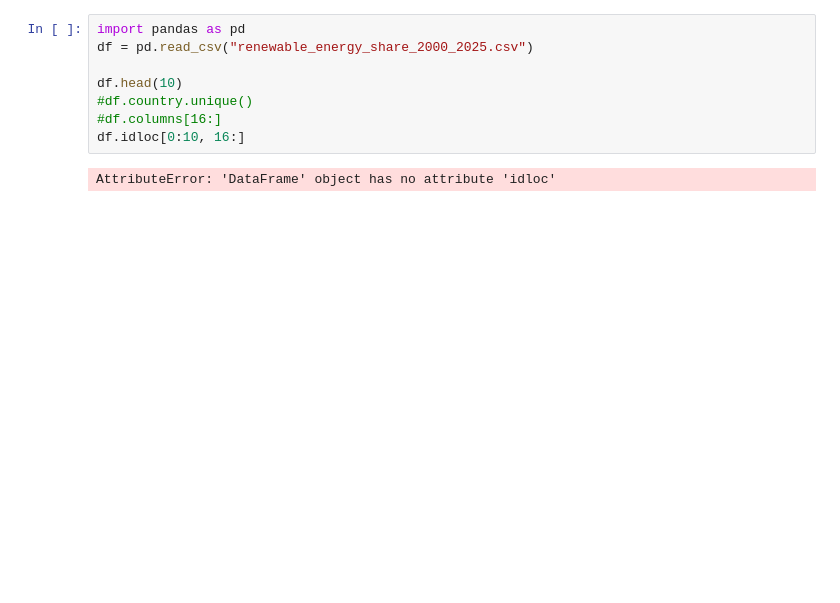
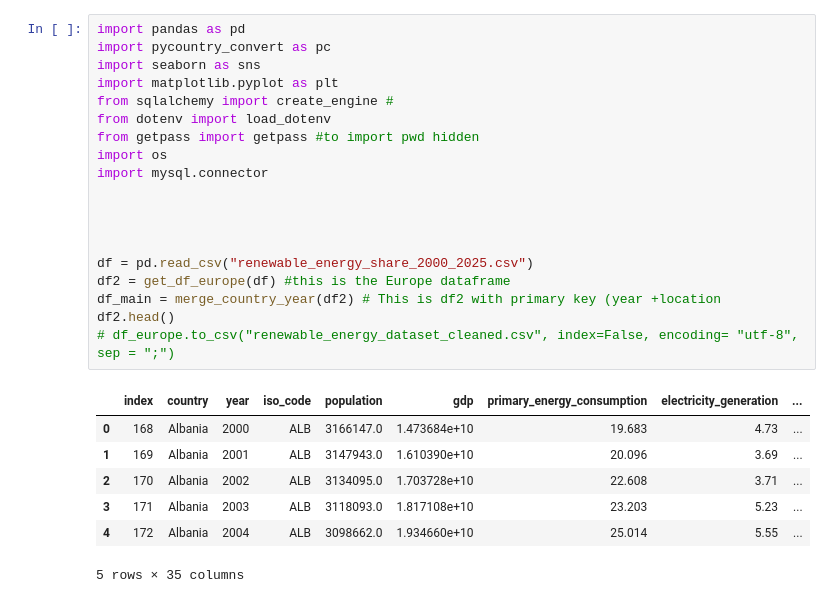
Before and after one commit to zidene306/mini_project_w3, a Jupyter notebook: renewable_energy_zidene.ipynb, the cells around one changed output. Drawn from its saved outputs; the diff is of its cells as text; blank space fills up the shorter version.

```diff
--- a/renewable_energy_zidene.ipynb
+++ b/renewable_energy_zidene.ipynb
@@ -1,10 +1,27 @@
-# %%
-import pandas as pd
-df = pd.read_csv("renewable_energy_share_2000_2025.csv")
-
-df.head(10)
-#df.country.unique()
-#df.columns[16:]
-df.idloc[0:10, 16:]
-# %% [output]
-AttributeError: 'DataFrame' object has no attribute 'idloc'
+# %%
+import pandas as pd
+import pycountry_convert as pc
+import seaborn as sns
+import matplotlib.pyplot as plt
+from sqlalchemy import create_engine #
+from dotenv import load_dotenv
+from getpass import getpass #to import pwd hidden
+import os
+import mysql.connector
+
+
+
+
+df = pd.read_csv("renewable_energy_share_2000_2025.csv")
+df2 = get_df_europe(df) #this is the Europe dataframe
+df_main = merge_country_year(df2) # This is df2 with primary key (year +location
+df2.head()
+# df_europe.to_csv("renewable_energy_dataset_cleaned.csv", index=False, encoding= "utf-8", sep = ";")
+# %% [output]
+|  | index | country | year | iso_code | population | gdp | primary_energy_consumption | electricity_generation | ... |
+| 0 | 168 | Albania | 2000 | ALB | 3166147.0 | 1.473684e+10 | 19.683 | 4.73 | ... |
+| 1 | 169 | Albania | 2001 | ALB | 3147943.0 | 1.610390e+10 | 20.096 | 3.69 | ... |
+| 2 | 170 | Albania | 2002 | ALB | 3134095.0 | 1.703728e+10 | 22.608 | 3.71 | ... |
+| 3 | 171 | Albania | 2003 | ALB | 3118093.0 | 1.817108e+10 | 23.203 | 5.23 | ... |
+| 4 | 172 | Albania | 2004 | ALB | 3098662.0 | 1.934660e+10 | 25.014 | 5.55 | ... |
+5 rows × 35 columns
```
Also changed, not shown: parts of 11 cells of this notebook, 2 other files.
